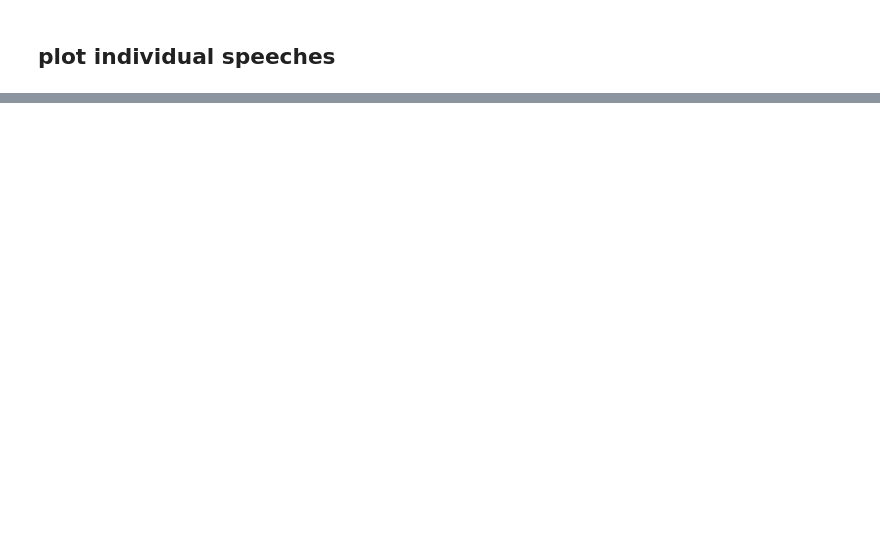
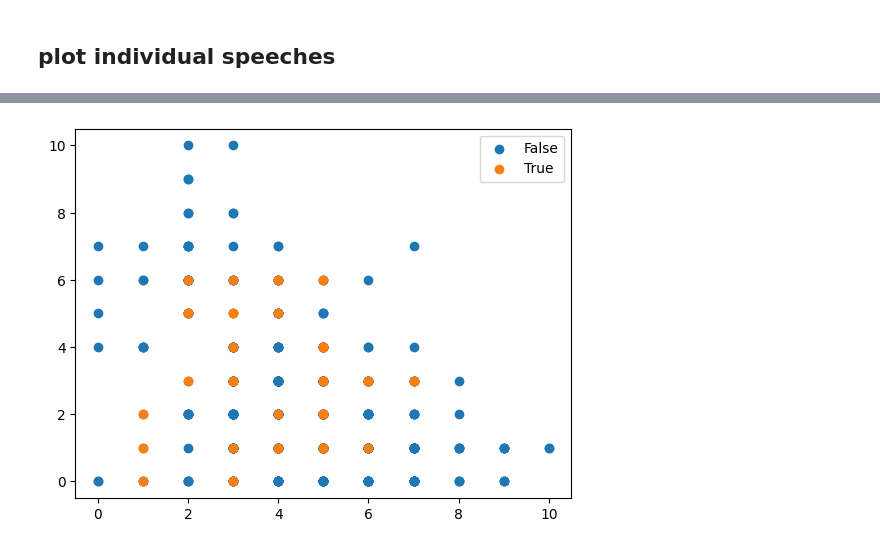
Before and after one commit to cwf2/dices-mta, a Jupyter notebook: Mother speech.ipynb, the cells around one changed output, grey strips where cells are left out. Drawn from its saved outputs; the diff is of its cells as text; code cells hidden in the pictures; blank space fills up the shorter version.

```diff
--- a/Mother speech.ipynb
+++ b/Mother speech.ipynb
@@ -415,0 +394,10 @@ plt.show(fig)
+# %%
+fig, ax = plt.subplots()
+
+for label, group in results.loc[results['comp']>10].groupby('mother'):
+    ax.scatter(group['pers'], group['family'], label=label)
+
+ax.legend()
+plt.show()
+# %% [output]
+[figure, added]
```
Also changed, not shown: parts of 33 cells of this notebook, 4 other files.
